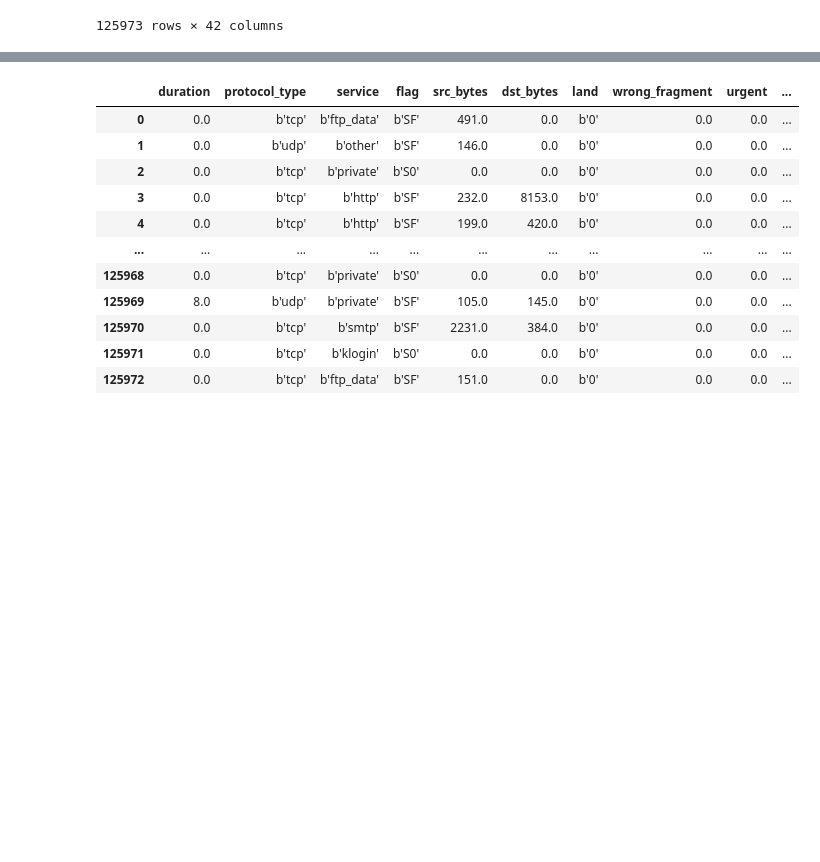
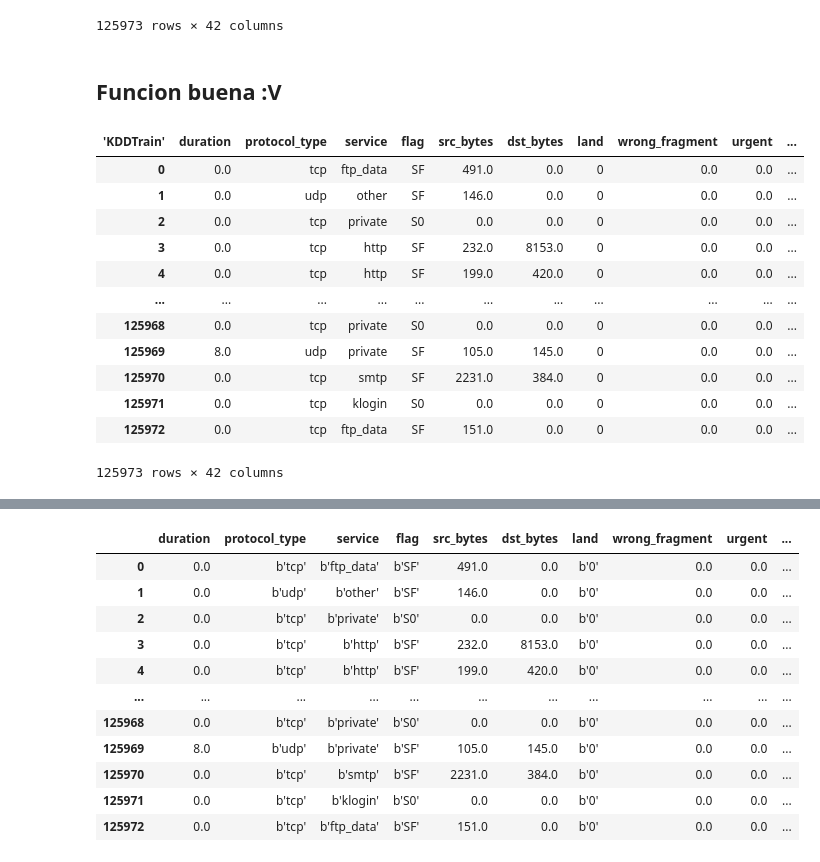
Before and after one commit to AlvaroTV/Data-Management, a Jupyter notebook: 5._Evaluation of results.ipynb, the cells around one changed output, grey strips where cells are left out. Cells and saved outputs as stored; diff of their text form; code cells hidden in the pictures; blank space fills up the shorter version.

```diff
--- a/5._Evaluation of results.ipynb
+++ b/5._Evaluation of results.ipynb
@@ -298,3 +319,32 @@ df3
 | 125971 | 0.0 | tcp | klogin | S0 | 0.0 | 0.0 | 0 | 0.0 | 0.0 | ... |
 | 125972 | 0.0 | tcp | ftp_data | SF | 151.0 | 0.0 | 0 | 0.0 | 0.0 | ... |
 125973 rows × 42 columns
+# %% [markdown]
+## Funcion buena :V
+# %%
+from scipy.io import arff
+def load_kdd_dataset(data_path):
+    data, meta = arff.loadarff(data_path)
+    df = pd.DataFrame(data, columns = meta)
+    x_columns = df.select_dtypes(include=['object']).columns
+    for i in x_columns:
+        df[i] = df[i].str.decode('utf-8')
+    return df
+# %%
+df = load_kdd_dataset("../datasets/NSL-KDD/KDDTrain+.arff")
+# %%
+df
+# %% [output]
+| 'KDDTrain' | duration | protocol_type | service | flag | src_bytes | dst_bytes | land | wrong_fragment | urgent | ... |
+| 0 | 0.0 | tcp | ftp_data | SF | 491.0 | 0.0 | 0 | 0.0 | 0.0 | ... |
+| 1 | 0.0 | udp | other | SF | 146.0 | 0.0 | 0 | 0.0 | 0.0 | ... |
+| 2 | 0.0 | tcp | private | S0 | 0.0 | 0.0 | 0 | 0.0 | 0.0 | ... |
+| 3 | 0.0 | tcp | http | SF | 232.0 | 8153.0 | 0 | 0.0 | 0.0 | ... |
+| 4 | 0.0 | tcp | http | SF | 199.0 | 420.0 | 0 | 0.0 | 0.0 | ... |
+| ... | ... | ... | ... | ... | ... | ... | ... | ... | ... | ... |
+| 125968 | 0.0 | tcp | private | S0 | 0.0 | 0.0 | 0 | 0.0 | 0.0 | ... |
+| 125969 | 8.0 | udp | private | SF | 105.0 | 145.0 | 0 | 0.0 | 0.0 | ... |
+| 125970 | 0.0 | tcp | smtp | SF | 2231.0 | 384.0 | 0 | 0.0 | 0.0 | ... |
+| 125971 | 0.0 | tcp | klogin | S0 | 0.0 | 0.0 | 0 | 0.0 | 0.0 | ... |
+| 125972 | 0.0 | tcp | ftp_data | SF | 151.0 | 0.0 | 0 | 0.0 | 0.0 | ... |
+125973 rows × 42 columns
```
Also changed, not shown: parts of 17 cells of this notebook.
